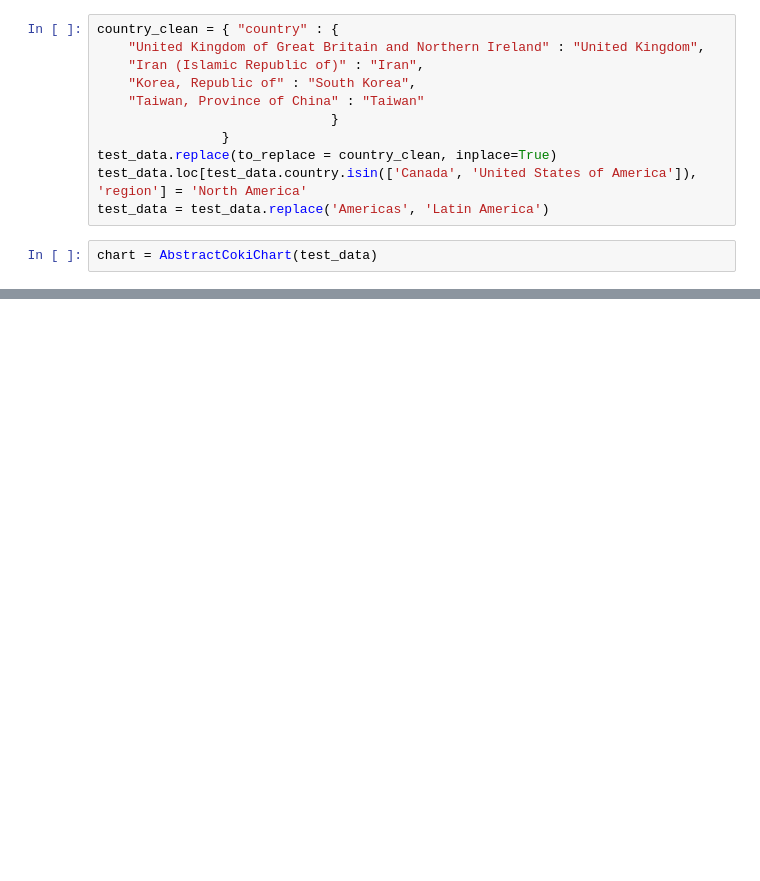
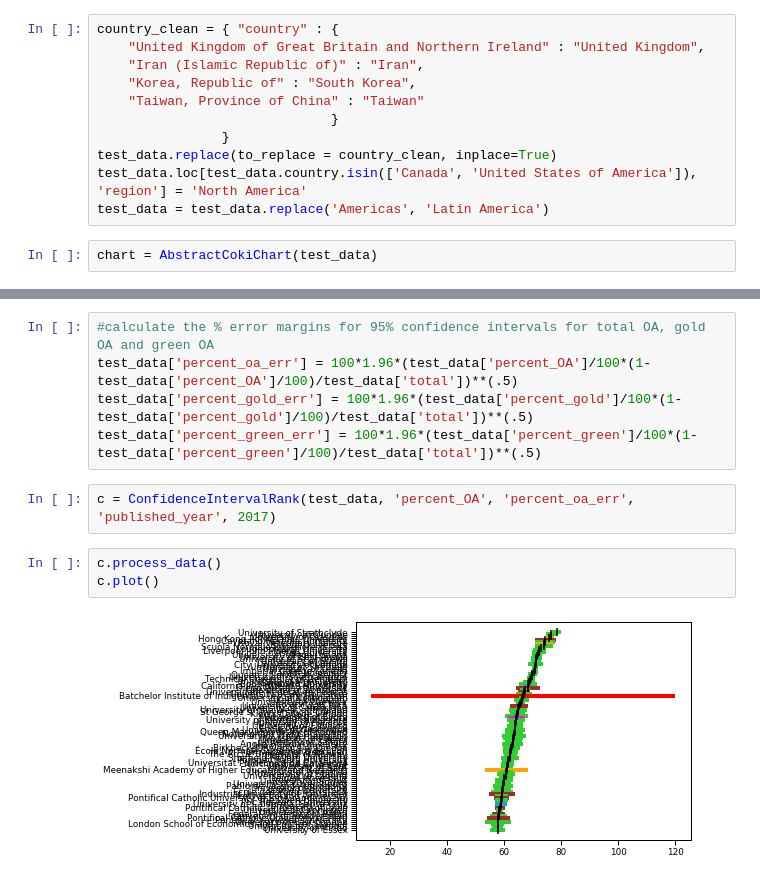
Before and after one commit to The-Academic-Observatory/observatory-platform, a Jupyter notebook: academic_observatory/analysis/Observatory Charts.ipynb, the cells around one changed output, grey strips where cells are left out. Saved outputs shown, nothing was run; the diff lists cells and outputs as text; blank space fills up the shorter version.

```diff
--- a/academic_observatory/analysis/Observatory Charts.ipynb
+++ b/academic_observatory/analysis/Observatory Charts.ipynb
@@ -53,0 +76,12 @@ scatter.df
+# %%
+#calculate the % error margins for 95% confidence intervals for total OA, gold OA and green OA
+test_data['percent_oa_err'] = 100*1.96*(test_data['percent_OA']/100*(1-test_data['percent_OA']/100)/test_data['total'])**(.5)
+test_data['percent_gold_err'] = 100*1.96*(test_data['percent_gold']/100*(1-test_data['percent_gold']/100)/test_data['total'])**(.5)
+test_data['percent_green_err'] = 100*1.96*(test_data['percent_green']/100*(1-test_data['percent_green']/100)/test_data['total'])**(.5)
+# %%
+c = ConfidenceIntervalRank(test_data, 'percent_OA', 'percent_oa_err', 'published_year', 2017)
+# %%
+c.process_data()
+c.plot()
+# %% [output]
+[figure, added]
```
Also changed, not shown: parts of 14 cells of this notebook, 4 other files.
